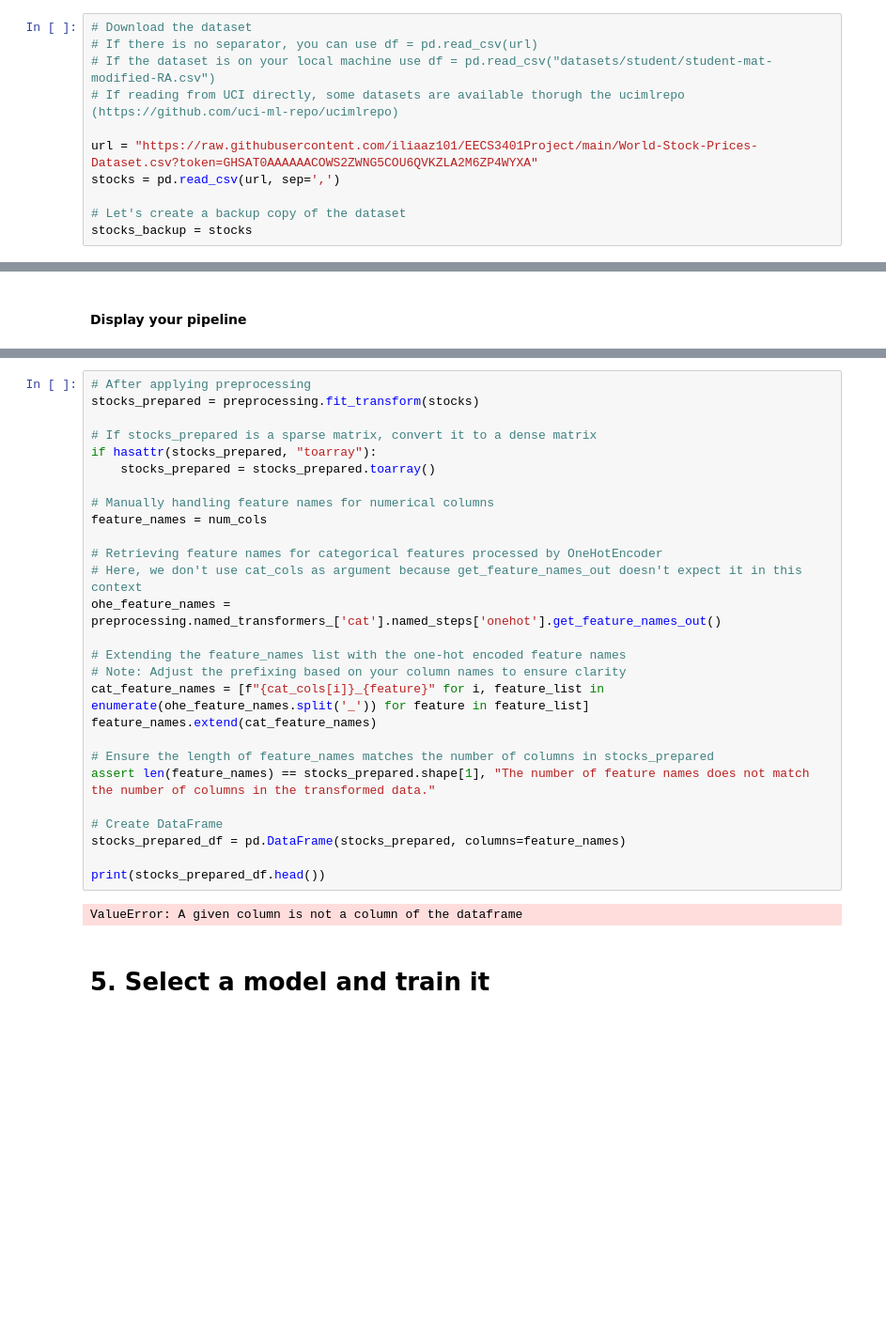
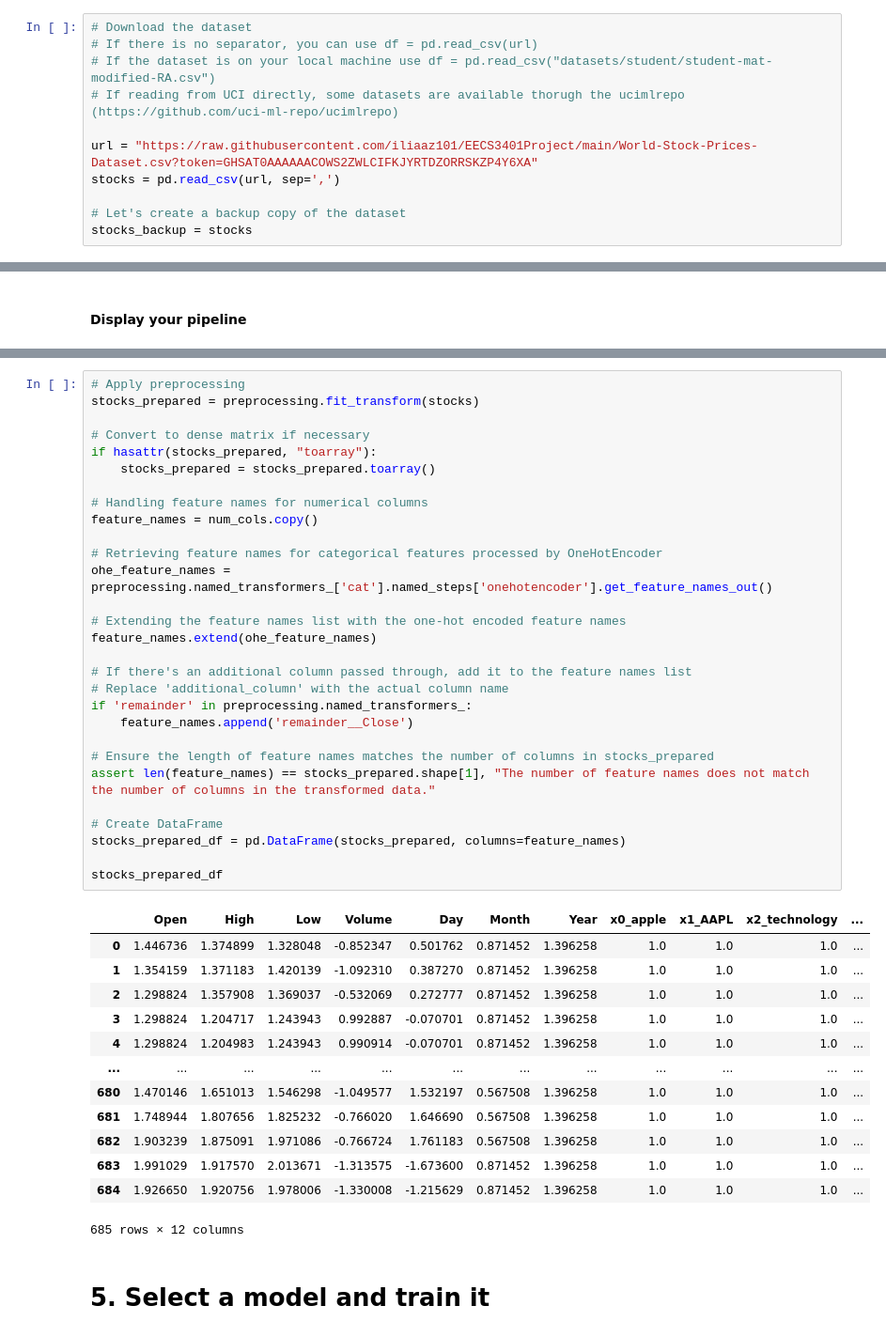
Before and after one commit to iliaaz101/EECS3401Project, a Jupyter notebook: Project Notebook.ipynb, the cells around one changed output, grey strips where cells are left out. Shown at 94% size. Cells and saved outputs as stored; diff of their text form; blank space fills up the shorter version.

```diff
--- a/Project Notebook.ipynb
+++ b/Project Notebook.ipynb
@@ -57,7 +57,7 @@ Series is used for datasets with only one column, and DataFrame is used for data
 # If the dataset is on your local machine use df = pd.read_csv("datasets/student/student-mat-modified-RA.csv")
 # If reading from UCI directly, some datasets are available thorugh the ucimlrepo (https://github.com/uci-ml-repo/ucimlrepo)
 
-url = "https://raw.githubusercontent.com/iliaaz101/EECS3401Project/main/World-Stock-Prices-Dataset.csv?token=GHSAT0AAAAAACOWS2ZWNG5COU6QVKZLA2M6ZP4WYXA"
+url = "https://raw.githubusercontent.com/iliaaz101/EECS3401Project/main/World-Stock-Prices-Dataset.csv?token=GHSAT0AAAAAACOWS2ZWLCIFKJYRTDZORRSKZP4Y6XA"
 stocks = pd.read_csv(url, sep=',')
 
 # Let's create a backup copy of the dataset
@@ -413,34 +424,48 @@ ColumnTransformer(remainder='passthrough',
                                  ['Brand_Name', 'Ticker', 'Industry_Tag',
                                   'Country'])])
 # %%
-# After applying preprocessing
+# Apply preprocessing
 stocks_prepared = preprocessing.fit_transform(stocks)
 
-# If stocks_prepared is a sparse matrix, convert it to a dense matrix
+# Convert to dense matrix if necessary
 if hasattr(stocks_prepared, "toarray"):
     stocks_prepared = stocks_prepared.toarray()
 
-# Manually handling feature names for numerical columns
-feature_names = num_cols
+# Handling feature names for numerical columns
+feature_names = num_cols.copy()
 
 # Retrieving feature names for categorical features processed by OneHotEncoder
-# Here, we don't use cat_cols as argument because get_feature_names_out doesn't expect it in this context
-ohe_feature_names = preprocessing.named_transformers_['cat'].named_steps['onehot'].get_feature_names_out()
+ohe_feature_names = preprocessing.named_transformers_['cat'].named_steps['onehotencoder'].get_feature_names_out()
 
-# Extending the feature_names list with the one-hot encoded feature names
-# Note: Adjust the prefixing based on your column names to ensure clarity
-cat_feature_names = [f"{cat_cols[i]}_{feature}" for i, feature_list in enumerate(ohe_feature_names.split('_')) for feature in feature_list]
-feature_names.extend(cat_feature_names)
+# Extending the feature names list with the one-hot encoded feature names
+feature_names.extend(ohe_feature_names)
 
-# Ensure the length of feature_names matches the number of columns in stocks_prepared
+# If there's an additional column passed through, add it to the feature names list
+# Replace 'additional_column' with the actual column name
+if 'remainder' in preprocessing.named_transformers_:
+    feature_names.append('remainder__Close')
+
+# Ensure the length of feature names matches the number of columns in stocks_prepared
 assert len(feature_names) == stocks_prepared.shape[1], "The number of feature names does not match the number of columns in the transformed data."
 
 # Create DataFrame
 stocks_prepared_df = pd.DataFrame(stocks_prepared, columns=feature_names)
 
-print(stocks_prepared_df.head())
+stocks_prepared_df
 # %% [output]
+|  | Open | High | Low | Volume | Day | Month | Year | x0_apple | x1_AAPL | x2_technology | ... |
+| 0 | 1.446736 | 1.374899 | 1.328048 | -0.852347 | 0.501762 | 0.871452 | 1.396258 | 1.0 | 1.0 | 1.0 | ... |
+| 1 | 1.354159 | 1.371183 | 1.420139 | -1.092310 | 0.387270 | 0.871452 | 1.396258 | 1.0 | 1.0 | 1.0 | ... |
+| 2 | 1.298824 | 1.357908 | 1.369037 | -0.532069 | 0.272777 | 0.871452 | 1.396258 | 1.0 | 1.0 | 1.0 | ... |
+| 3 | 1.298824 | 1.204717 | 1.243943 | 0.992887 | -0.070701 | 0.871452 | 1.396258 | 1.0 | 1.0 | 1.0 | ... |
+| 4 | 1.298824 | 1.204983 | 1.243943 | 0.990914 | -0.070701 | 0.871452 | 1.396258 | 1.0 | 1.0 | 1.0 | ... |
+| ... | ... | ... | ... | ... | ... | ... | ... | ... | ... | ... | ... |
+| 680 | 1.470146 | 1.651013 | 1.546298 | -1.049577 | 1.532197 | 0.567508 | 1.396258 | 1.0 | 1.0 | 1.0 | ... |
+| 681 | 1.748944 | 1.807656 | 1.825232 | -0.766020 | 1.646690 | 0.567508 | 1.396258 | 1.0 | 1.0 | 1.0 | ... |
+| 682 | 1.903239 | 1.875091 | 1.971086 | -0.766724 | 1.761183 | 0.567508 | 1.396258 | 1.0 | 1.0 | 1.0 | ... |
+| 683 | 1.991029 | 1.917570 | 2.013671 | -1.313575 | -1.673600 | 0.871452 | 1.396258 | 1.0 | 1.0 | 1.0 | ... |
+| 684 | 1.926650 | 1.920756 | 1.978006 | -1.330008 | -1.215629 | 0.871452 | 1.396258 | 1.0 | 1.0 | 1.0 | ... |
-ValueError: A given column is not a column of the dataframe
+685 rows × 12 columns
 # %% [markdown]
 # 5. Select a model and train it
 # %% [markdown]
```
Also changed, not shown: parts of 13 cells of this notebook.
